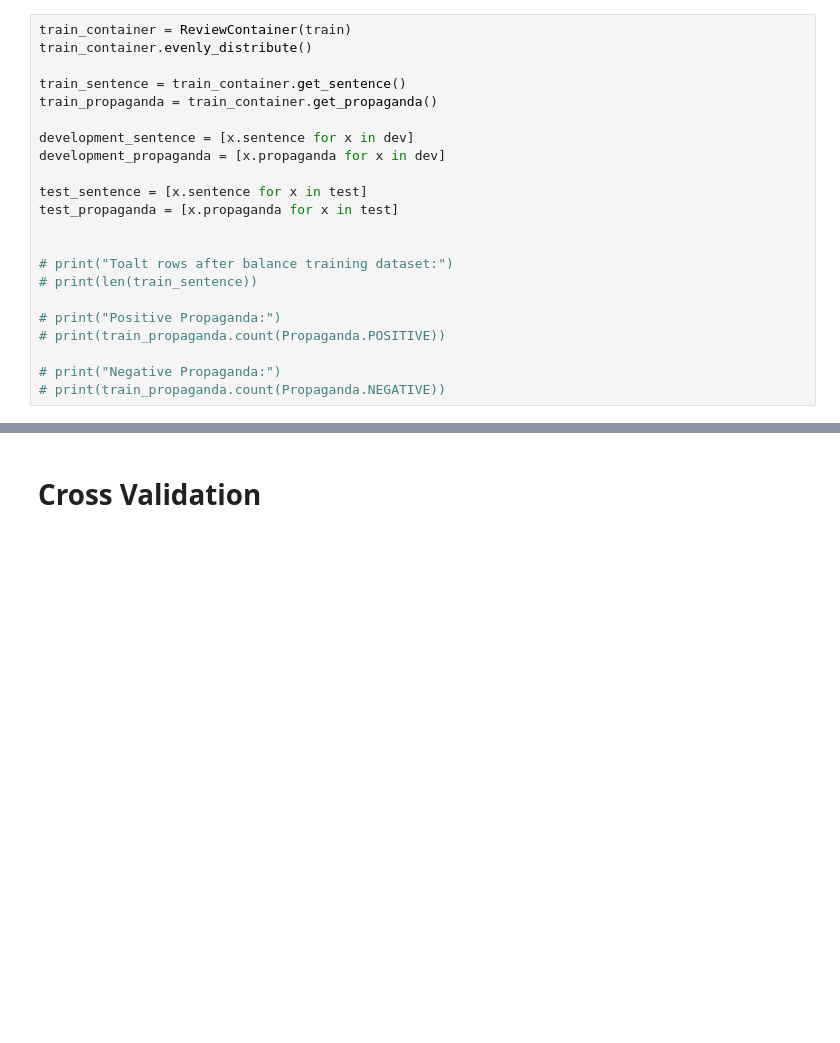
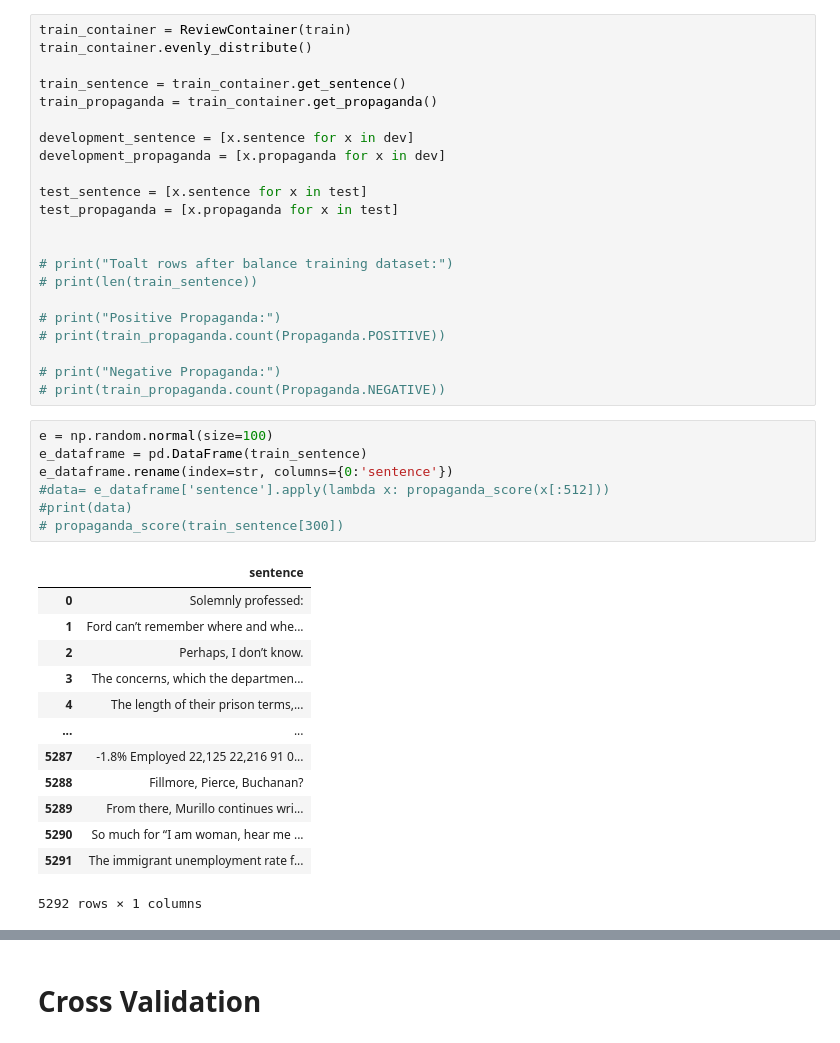
Before and after one commit to BaohuiDeng/Propaganda-Classification-Project, a Jupyter notebook: prop_classification.ipynb, the cells around one changed output, grey strips where cells are left out. Drawn from its saved outputs; the diff is of its cells as text; blank space fills up the shorter version.

```diff
--- a/prop_classification.ipynb
+++ b/prop_classification.ipynb
@@ -158,3 +201,24 @@ test_propaganda = [x.propaganda for x in test]
 
 # print("Negative Propaganda:")
 # print(train_propaganda.count(Propaganda.NEGATIVE))
+# %%
+e = np.random.normal(size=100)
+e_dataframe = pd.DataFrame(train_sentence)
+e_dataframe.rename(index=str, columns={0:'sentence'})
+#data= e_dataframe['sentence'].apply(lambda x: propaganda_score(x[:512]))
+#print(data)
+# propaganda_score(train_sentence[300])
+# %% [output]
+|  | sentence |
+| 0 | Solemnly professed: |
+| 1 | Ford can’t remember where and whe... |
+| 2 | Perhaps, I don’t know. |
+| 3 | The concerns, which the departmen... |
+| 4 | The length of their prison terms,... |
+| ... | ... |
+| 5287 | -1.8% Employed 22,125 22,216 91 0... |
+| 5288 | Fillmore, Pierce, Buchanan? |
+| 5289 | From there, Murillo continues wri... |
+| 5290 | So much for “I am woman, hear me ... |
+| 5291 | The immigrant unemployment rate f... |
+5292 rows × 1 columns
```
Also changed, not shown: parts of 8 cells of this notebook.
